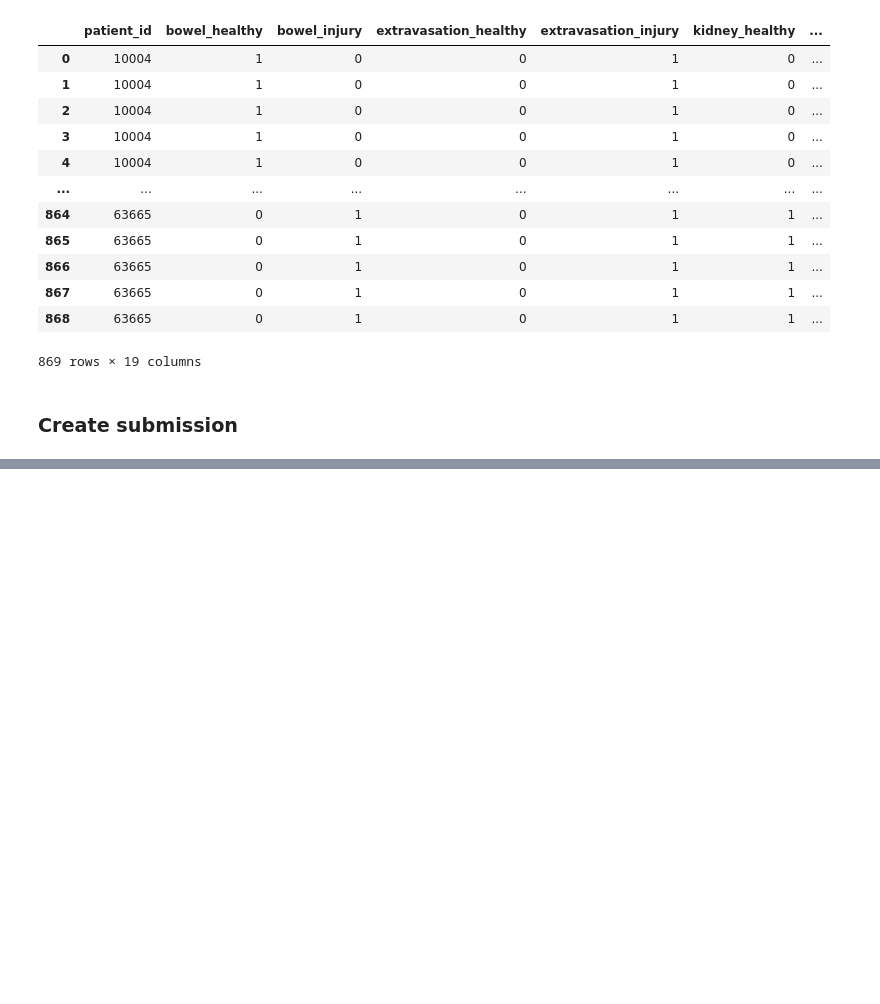
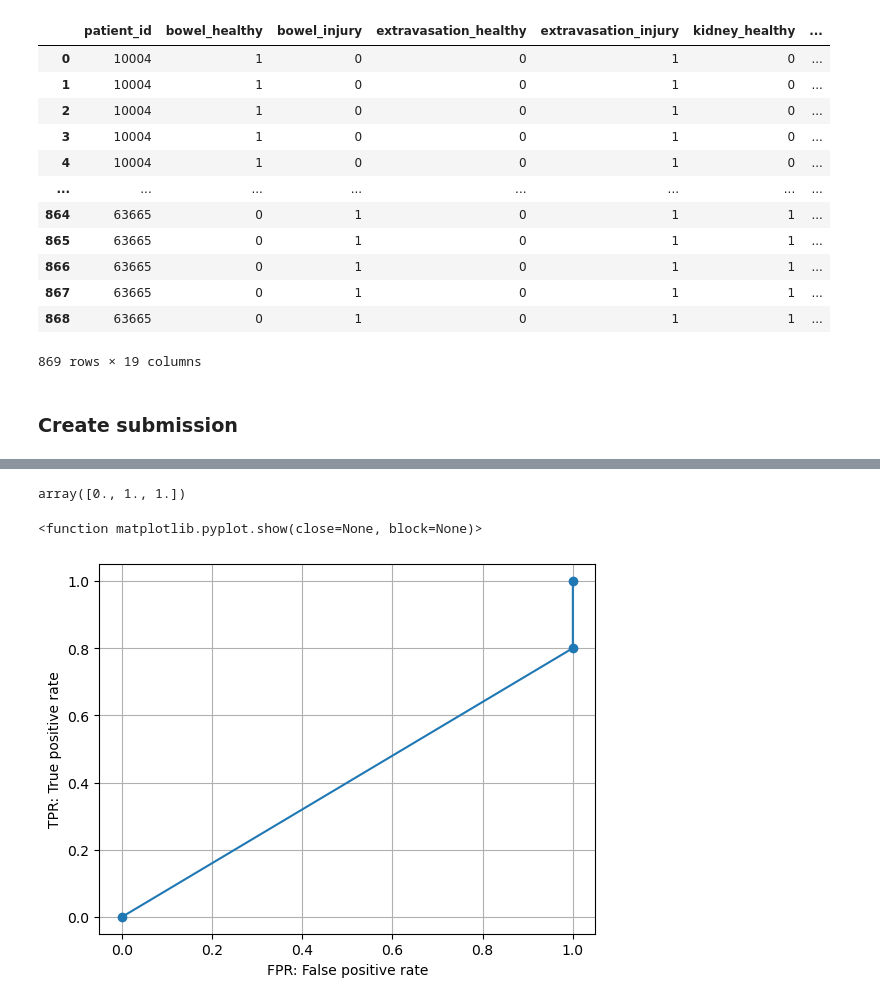
Before and after one commit to Makoto-Noda/RSNA2023, a Jupyter notebook: efficientnet_fix.ipynb, the cells around one changed output, grey strips where cells are left out. Drawn from its saved outputs; the diff is of its cells as text; code cells hidden in the pictures; blank space fills up the shorter version.

```diff
--- a/efficientnet_fix.ipynb
+++ b/efficientnet_fix.ipynb
@@ -1001,0 +1220,2 @@ pred_df
+# %%
+ans_df = test_df.iloc[:, 0:-5].drop_duplicates().sort_values('patient_id').reset_index(drop=True)
@@ -1001,0 +1236,20 @@ pred_df
+# %%
+bowel_pred = pred_df['bowel_injury'].to_list()
+bowel_ans = ans_df['bowel_injury'].to_list()
+
+bowel_roc = roc(bowel_ans, bowel_pred, drop_intermediate=False)
+
+fpr, tpr, thresholds = bowel_roc
+# %%
+fpr
+# %% [output]
+array([0., 1., 1.])
+# %%
+plt.plot(fpr, tpr, marker='o')
+plt.xlabel('FPR: False positive rate')
+plt.ylabel('TPR: True positive rate')
+plt.grid()
+plt.show
+# %% [output]
+<function matplotlib.pyplot.show(close=None, block=None)>
+[figure, added]
```
Also changed, not shown: parts of 16 cells of this notebook, 47 other files.
